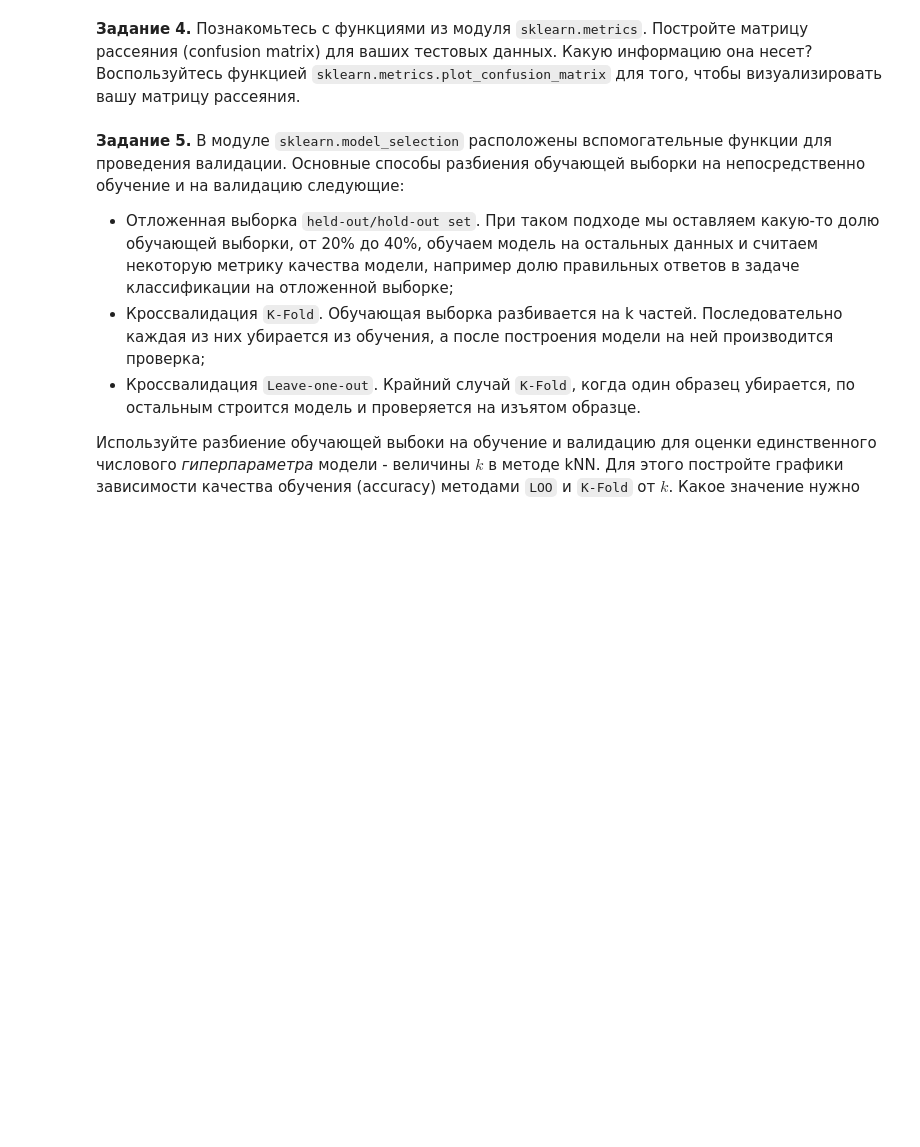
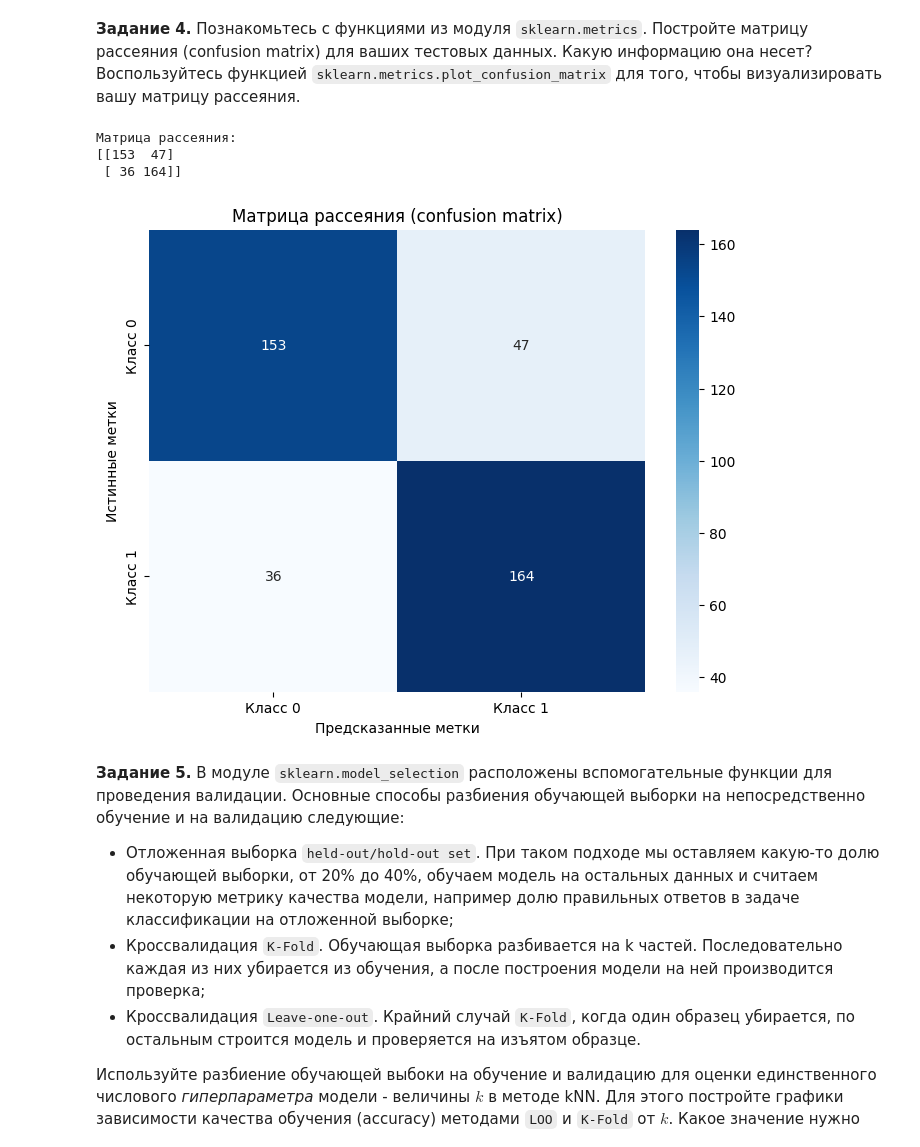
Before and after one commit to PavelPanchuk/AI_LABS, a Jupyter notebook: Lab3-kNN.ipynb, the cells around one changed output. Drawn from its saved outputs; the diff is of its cells as text; code cells hidden in the pictures; blank space fills up the shorter version.

```diff
--- a/Lab3-kNN.ipynb
+++ b/Lab3-kNN.ipynb
@@ -67,3 +186,32 @@
+# %%
+# Импортируем необходимые библиотеки
+from sklearn.metrics import confusion_matrix
+import seaborn as sns
+
+# Создаем kNN-классификатор с k=1 и обучаем его
+knn = KNeighborsClassifier(n_neighbors=1)
+knn.fit(X_train, y_train)
+
+# Получение предсказанных меток для тестового набора
+y_pred = knn.predict(X_test)
+
+# Создание матрицы рассеяния (confusion matrix)
+cm = confusion_matrix(y_test, y_pred)
+print('Матрица рассеяния:')
+print(cm)
+
+# Визуализация матрицы рассеяния
+plt.figure(figsize=(8, 6))
+sns.heatmap(cm, annot=True, fmt='d', cmap='Blues', xticklabels=['Класс 0', 'Класс 1'], yticklabels=['Класс 0', 'Класс 1'])
+plt.xlabel('Предсказанные метки')
+plt.ylabel('Истинные метки')
+plt.title('Матрица рассеяния (confusion matrix)')
+plt.show()
+# %% [output]
+Матрица рассеяния:
+[[153  47]
+ [ 36 164]]
+[figure, added]
 # %% [markdown]
 **Задание 5.** В модуле `sklearn.model_selection` расположены вспомогательные функции для проведения валидации. Основные способы разбиения обучающей выборки на непосредственно обучение и на валидацию следующие:
 
```
Also changed, not shown: parts of 20 cells of this notebook, 12 other files.
